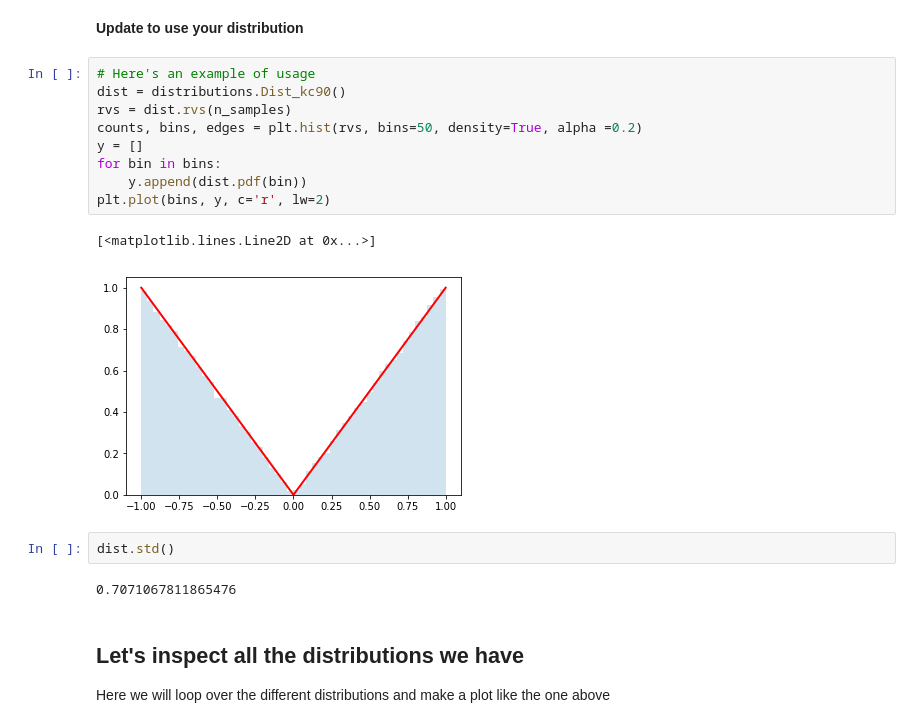
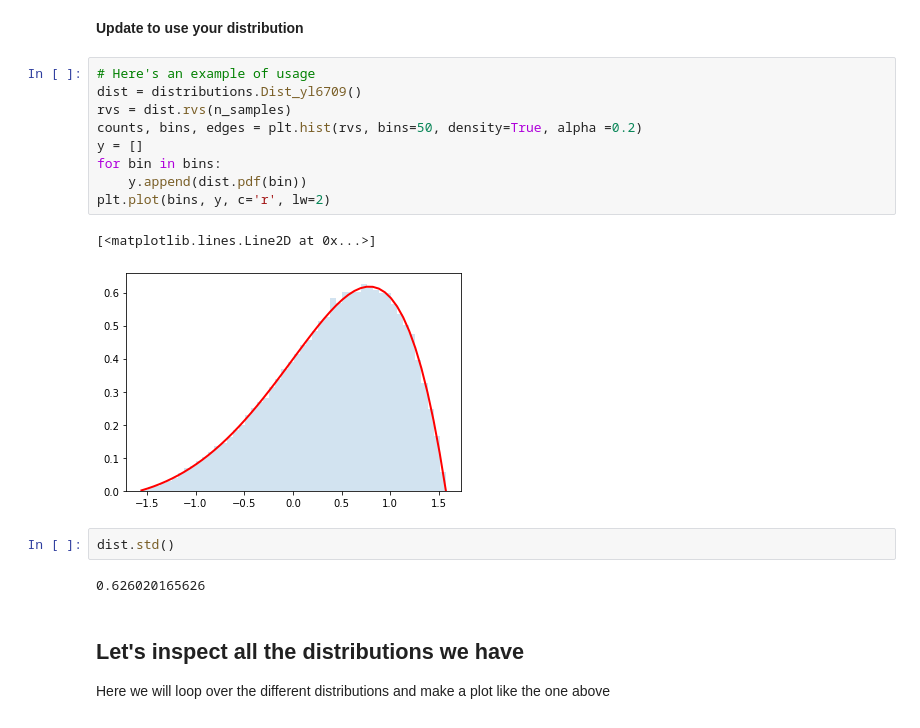
Before and after one commit to cranmer/intro-exp-phys-II, a Jupyter notebook: Central-Limit-Theorem.ipynb, the cells around one changed output. Saved outputs shown, nothing was run; the diff lists cells and outputs as text.

```diff
--- a/Central-Limit-Theorem.ipynb
+++ b/Central-Limit-Theorem.ipynb
@@ -195,20 +175,20 @@ n_samples = 100000
 **Update to use your distribution**
 # %%
 # Here's an example of usage
-dist = distributions.Dist_kc90()
+dist = distributions.Dist_yl6709()
 rvs = dist.rvs(n_samples)
 counts, bins, edges = plt.hist(rvs, bins=50, density=True, alpha =0.2)
 y = []
 for bin in bins:
     y.append(dist.pdf(bin))
 plt.plot(bins, y, c='r', lw=2)
 # %% [output]
 [<matplotlib.lines.Line2D at 0x...>]
-[figure, old version]
+[figure, new version]
 # %%
 dist.std()
 # %% [output]
-0.7071067811865476
+0.626020165626
 # %% [markdown]
 ## Let's inspect all the distributions we have
 
```
Also changed, not shown: parts of 16 cells of this notebook, 3 other files.
